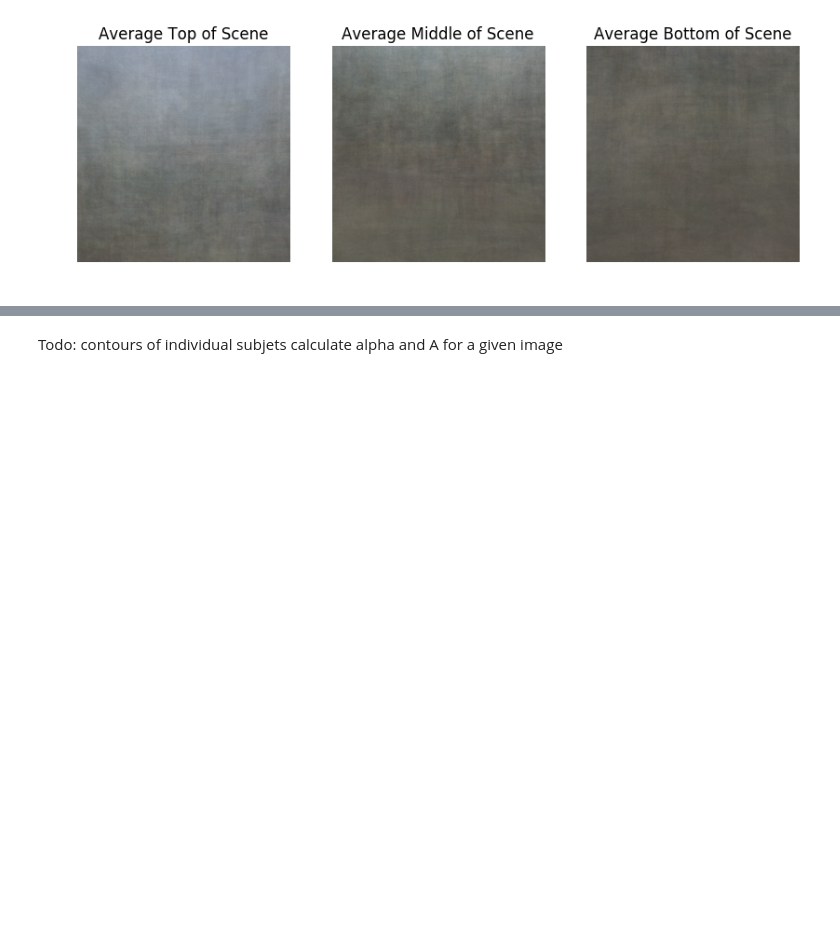
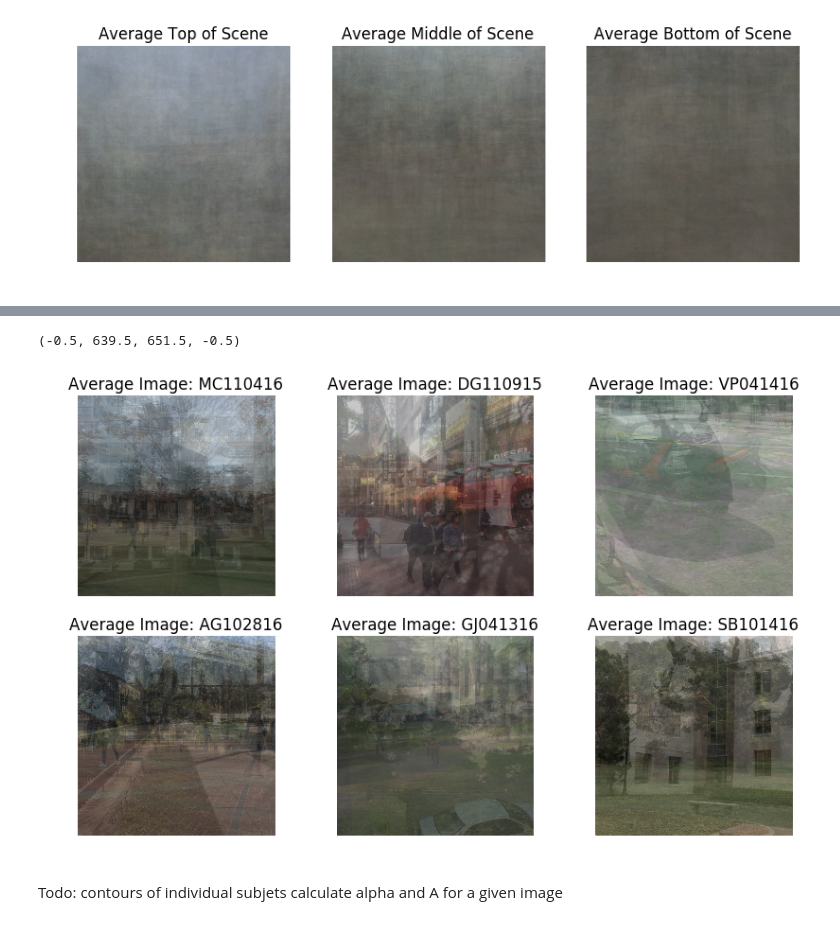
Before and after one commit to Akshugopi/myopiaNaturalScenes, a Jupyter notebook: myopiaNaturalScenes.ipynb, the cells around one changed output, grey strips where cells are left out. Drawn from its saved outputs; the diff is of its cells as text; code cells hidden in the pictures; blank space fills up the shorter version.

```diff
--- a/myopiaNaturalScenes.ipynb
+++ b/myopiaNaturalScenes.ipynb
@@ -220,0 +224,42 @@ plt.contour(interp_ps2d_bottom,levels=sim_contours_bottom, cmap=c_cmap ,norm = m
+# %%
+#Look at individual subjects
+
+usubs = np.unique(subjects)
+sub_avgims = []
+
+#go through each unique subject
+for i, usub in enumerate(usubs):
+    sub_idxs = [i for i,x in enumerate(subjects) if x == usub]
+    #print(sub_idxs)
+    #print(np.shape(images_middle))
+    #print(type(images_middle))
+    subims = np.array(images_middle)[sub_idxs]
+    sub_avgim = avgims(subims)
+    sub_avgims.append(sub_avgim)
+
+#plot the average image for some subjects
+trs = np.random.choice(np.arange(len(sub_avgims)),6,replace=False)
+
+plt.figure(figsize=(10,6))
+
+plt.subplot(2,3,1,title='Average Image: {}'.format(usubs[trs[0]]))
+plt.imshow(sub_avgims[trs[0]])
+plt.axis('off')
+plt.subplot(2,3,2,title='Average Image: {}'.format(usubs[trs[1]]))
+plt.imshow(sub_avgims[trs[1]])
+plt.axis('off')
+plt.subplot(2,3,3,title='Average Image: {}'.format(usubs[trs[2]]))
+plt.imshow(sub_avgims[trs[2]])
+plt.axis('off')
+plt.subplot(2,3,4,title='Average Image: {}'.format(usubs[trs[3]]))
+plt.imshow(sub_avgims[trs[3]])
+plt.axis('off')
+plt.subplot(2,3,5,title='Average Image: {}'.format(usubs[trs[4]]))
+plt.imshow(sub_avgims[trs[4]])
+plt.axis('off')
+plt.subplot(2,3,6,title='Average Image: {}'.format(usubs[trs[5]]))
+plt.imshow(sub_avgims[trs[5]])
+plt.axis('off')
+# %% [output]
+(-0.5, 639.5, 651.5, -0.5)
+[figure, added]
```
Also changed, not shown: parts of 4 cells of this notebook.
